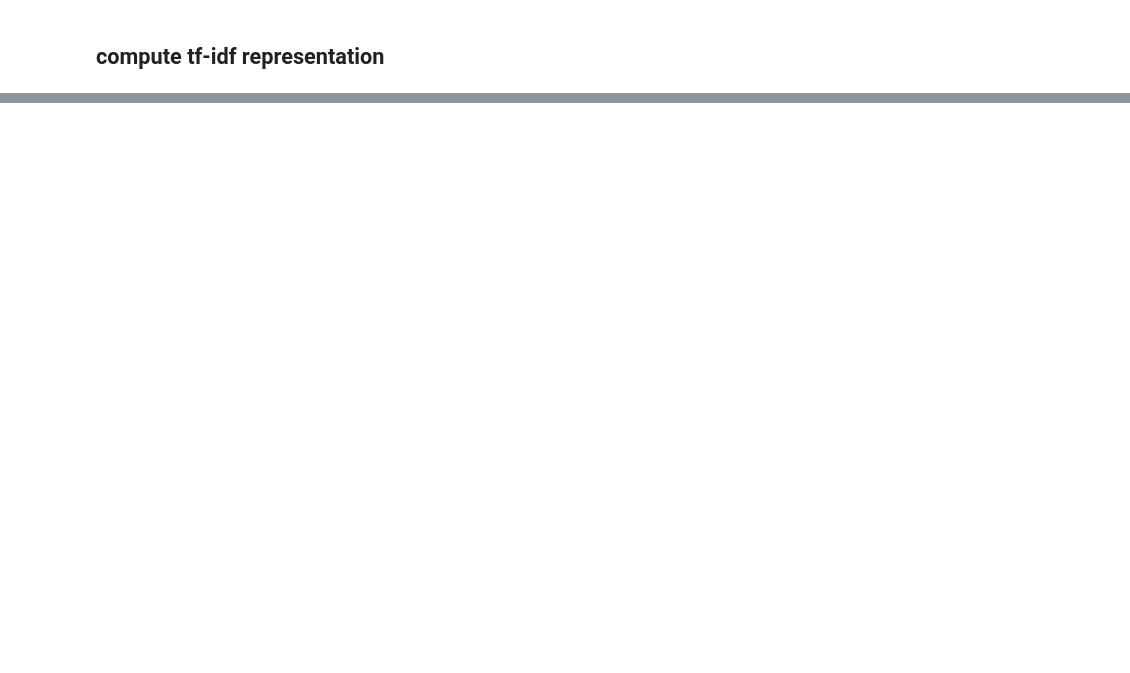
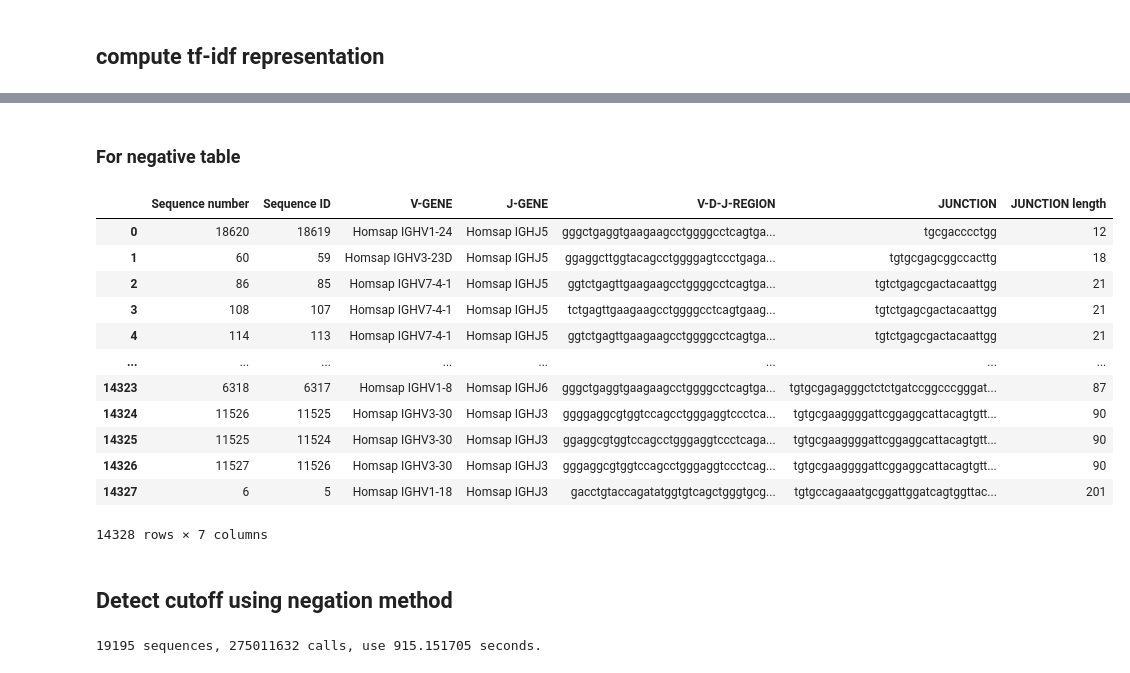
Before and after one commit to RoseYuan/BCR_Clone_Identification, a Jupyter notebook: Scripts/Alignment-free.ipynb, the cells around one changed output, grey strips where cells are left out. Cells and saved outputs as stored; diff of their text form; code cells hidden in the pictures; blank space fills up the shorter version.

Commit message:
alignment-free method

```diff
--- a/Scripts/Alignment-free.ipynb
+++ b/Scripts/Alignment-free.ipynb
@@ -49,0 +36,2 @@ d_to_nearest_all = dist_to_nearest_all_exhaustive(seqs_tf_idf,distance=Cosine_di
+# %% [markdown]
+### For negative table
@@ -49,0 +43,19 @@ d_to_nearest_all = dist_to_nearest_all_exhaustive(seqs_tf_idf,distance=Cosine_di
+# %%
+neg_seq_file = path_data + "Nt_negation_info.csv"
+neg_seq = pd.read_csv(neg_seq_file,sep='\t')
+# %%
+neg_seq
+# %% [output]
+|  | Sequence number | Sequence ID | V-GENE | J-GENE | V-D-J-REGION | JUNCTION | JUNCTION length |
+| 0 | 18620 | 18619 | Homsap IGHV1-24 | Homsap IGHJ5 | gggctgaggtgaagaagcctggggcctcagtga... | tgcgacccctgg | 12 |
+| 1 | 60 | 59 | Homsap IGHV3-23D | Homsap IGHJ5 | ggaggcttggtacagcctggggagtccctgaga... | tgtgcgagcggccacttg | 18 |
+| 2 | 86 | 85 | Homsap IGHV7-4-1 | Homsap IGHJ5 | ggtctgagttgaagaagcctggggcctcagtga... | tgtctgagcgactacaattgg | 21 |
+| 3 | 108 | 107 | Homsap IGHV7-4-1 | Homsap IGHJ5 | tctgagttgaagaagcctggggcctcagtgaag... | tgtctgagcgactacaattgg | 21 |
+| 4 | 114 | 113 | Homsap IGHV7-4-1 | Homsap IGHJ5 | ggtctgagttgaagaagcctggggcctcagtga... | tgtctgagcgactacaattgg | 21 |
+| ... | ... | ... | ... | ... | ... | ... | ... |
+| 14323 | 6318 | 6317 | Homsap IGHV1-8 | Homsap IGHJ6 | gggctgaggtgaagaagcctggggcctcagtga... | tgtgcgagagggctctctgatccggcccgggat... | 87 |
+| 14324 | 11526 | 11525 | Homsap IGHV3-30 | Homsap IGHJ3 | ggggaggcgtggtccagcctgggaggtccctca... | tgtgcgaaggggattcggaggcattacagtgtt... | 90 |
+| 14325 | 11525 | 11524 | Homsap IGHV3-30 | Homsap IGHJ3 | ggaggcgtggtccagcctgggaggtccctcaga... | tgtgcgaaggggattcggaggcattacagtgtt... | 90 |
+| 14326 | 11527 | 11526 | Homsap IGHV3-30 | Homsap IGHJ3 | gggaggcgtggtccagcctgggaggtccctcag... | tgtgcgaaggggattcggaggcattacagtgtt... | 90 |
+| 14327 | 6 | 5 | Homsap IGHV1-18 | Homsap IGHJ3 | gacctgtaccagatatggtgtcagctgggtgcg... | tgtgccagaaatgcggattggatcagtggttac... | 201 |
+14328 rows × 7 columns
@@ -49,0 +64,8 @@ d_to_nearest_all = dist_to_nearest_all_exhaustive(seqs_tf_idf,distance=Cosine_di
+# %% [markdown]
+## Detect cutoff using negation method
+# %%
+seqs1 = seqs_tf_idf
+seqs2 = neg_tf_idf
+d_to_nearest_all,dis = dist_to_nearest_all_exhaustive(seqs_tf_idf, neg_tf_idf, distance=Cosine_dist)
+# %% [output]
+19195 sequences, 275011632 calls, use 915.151705 seconds.
```
Also changed, not shown: parts of 23 cells of this notebook, 5 other files.
